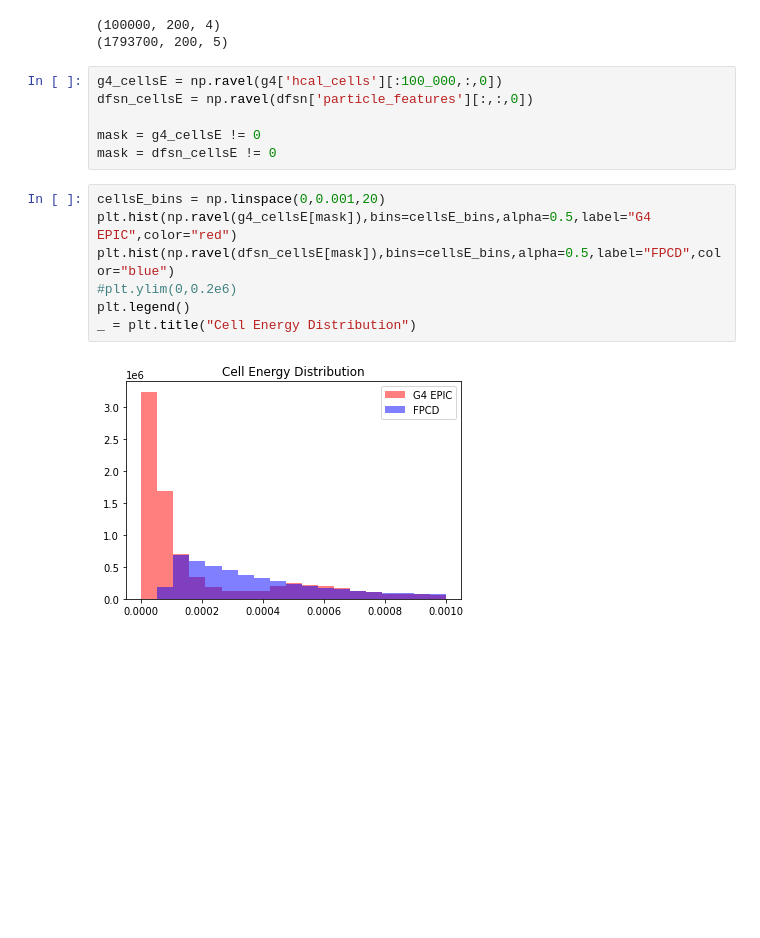
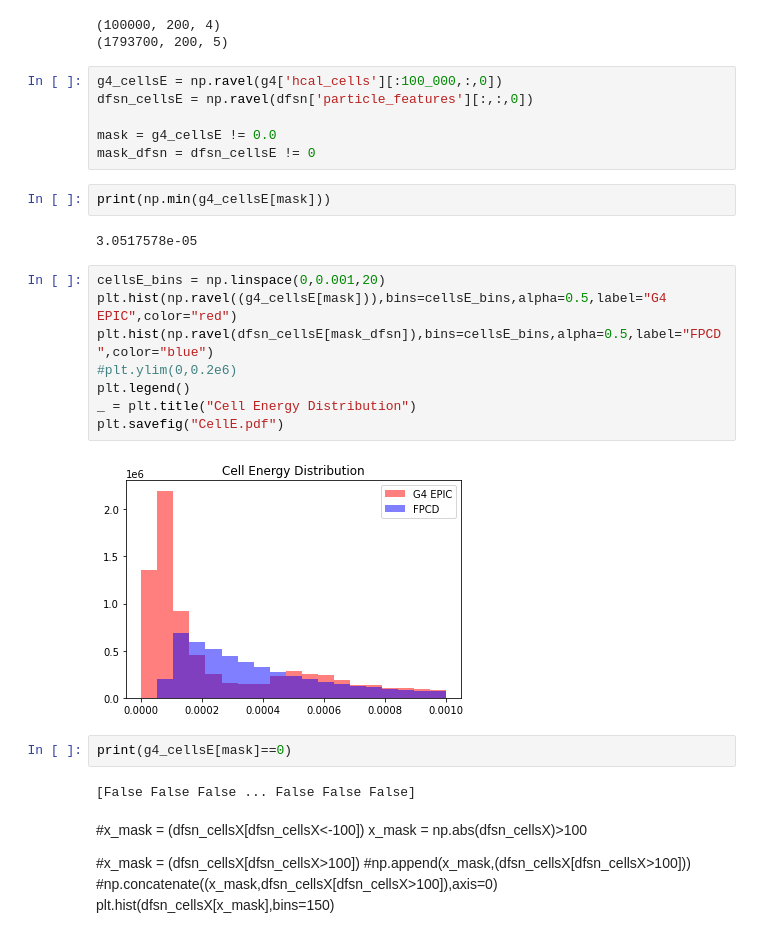
Before and after one commit to ftoralesacosta/GSGM_for_EIC_Calo, a Jupyter notebook: scripts/Compare_Geant_Diffussion.ipynb, the cells around one changed output. Drawn from its saved outputs; the diff is of its cells as text; blank space fills up the shorter version.

```diff
--- a/scripts/Compare_Geant_Diffussion.ipynb
+++ b/scripts/Compare_Geant_Diffussion.ipynb
@@ -23,17 +23,34 @@ print(np.shape(g4['hcal_cells']))
 g4_cellsE = np.ravel(g4['hcal_cells'][:100_000,:,0])
 dfsn_cellsE = np.ravel(dfsn['particle_features'][:,:,0])
 
-mask = g4_cellsE != 0
-mask = dfsn_cellsE != 0
+mask = g4_cellsE != 0.0
+mask_dfsn = dfsn_cellsE != 0
+# %%
+print(np.min(g4_cellsE[mask]))
+# %% [output]
+3.0517578e-05
 # %%
 cellsE_bins = np.linspace(0,0.001,20)
-plt.hist(np.ravel(g4_cellsE[mask]),bins=cellsE_bins,alpha=0.5,label="G4 EPIC",color="red")
-plt.hist(np.ravel(dfsn_cellsE[mask]),bins=cellsE_bins,alpha=0.5,label="FPCD",color="blue")
+plt.hist(np.ravel((g4_cellsE[mask])),bins=cellsE_bins,alpha=0.5,label="G4 EPIC",color="red")
+plt.hist(np.ravel(dfsn_cellsE[mask_dfsn]),bins=cellsE_bins,alpha=0.5,label="FPCD",color="blue")
 #plt.ylim(0,0.2e6)
 plt.legend()
 _ = plt.title("Cell Energy Distribution")
+plt.savefig("CellE.pdf")
 # %% [output]
-[figure, old version]
+[figure, new version]
+# %%
+print(g4_cellsE[mask]==0)
+# %% [output]
+[False False False ... False False False]
+# %% [markdown]
+#x_mask = (dfsn_cellsX[dfsn_cellsX<-100])
+x_mask = np.abs(dfsn_cellsX)>100
+
+#x_mask = (dfsn_cellsX[dfsn_cellsX>100])
+#np.append(x_mask,(dfsn_cellsX[dfsn_cellsX>100]))
+#np.concatenate((x_mask,dfsn_cellsX[dfsn_cellsX>100]),axis=0)
+plt.hist(dfsn_cellsX[x_mask],bins=150)
 # %%
 g4_cellsX = np.ravel(g4['hcal_cells'][:100_000,:,1])
 dfsn_cellsX = np.ravel(dfsn['particle_features'][:,:,1])
```
Also changed, not shown: parts of 7 cells of this notebook, 13 other files.
